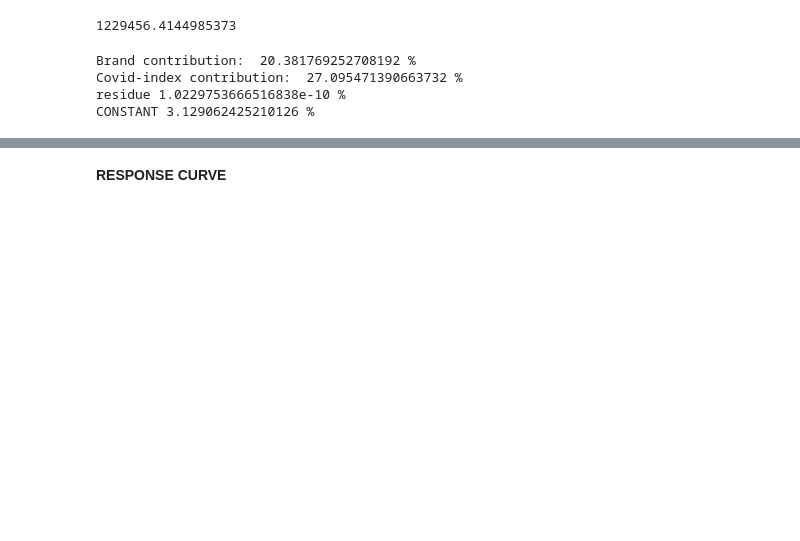
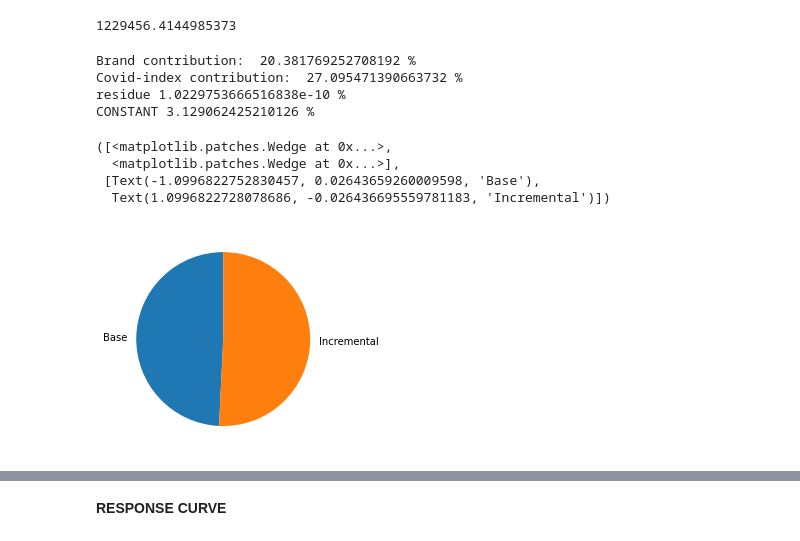
Before and after one commit to Akash743/Mathematical-Optimization, a Jupyter notebook: Testing_final.ipynb, the cells around one changed output, grey strips where cells are left out. Drawn from its saved outputs; the diff is of its cells as text; code cells hidden in the pictures; blank space fills up the shorter version.

```diff
--- a/Testing_final.ipynb
+++ b/Testing_final.ipynb
@@ -943,3 +1041,13 @@ Brand contribution:  20.381769252708192 %
 Covid-index contribution:  27.095471390663732 %
 residue 1.0229753666516838e-10 %
 CONSTANT 3.129062425210126 %
+# %%
+contri_pie = pd.DataFrame({'Base':[49.23],"Incremental":[50.76]})
+# %%
+plt.pie(contri_pie,labels=['Base','Incremental'],startangle = 90)
+# %% [output]
+([<matplotlib.patches.Wedge at 0x...>,
+  <matplotlib.patches.Wedge at 0x...>],
+ [Text(-1.0996822752830457, 0.02643659260009598, 'Base'),
+  Text(1.0996822728078686, -0.026436695559781183, 'Incremental')])
+[figure, added]
```
Also changed, not shown: parts of 53 cells of this notebook.
